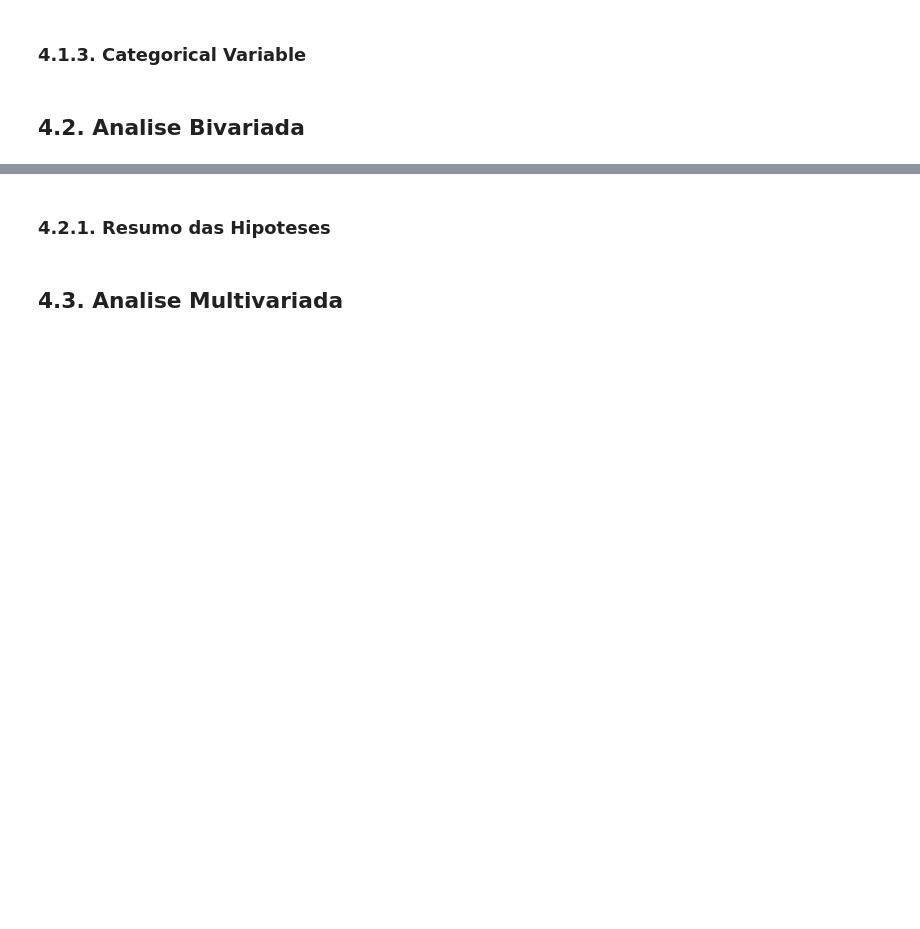
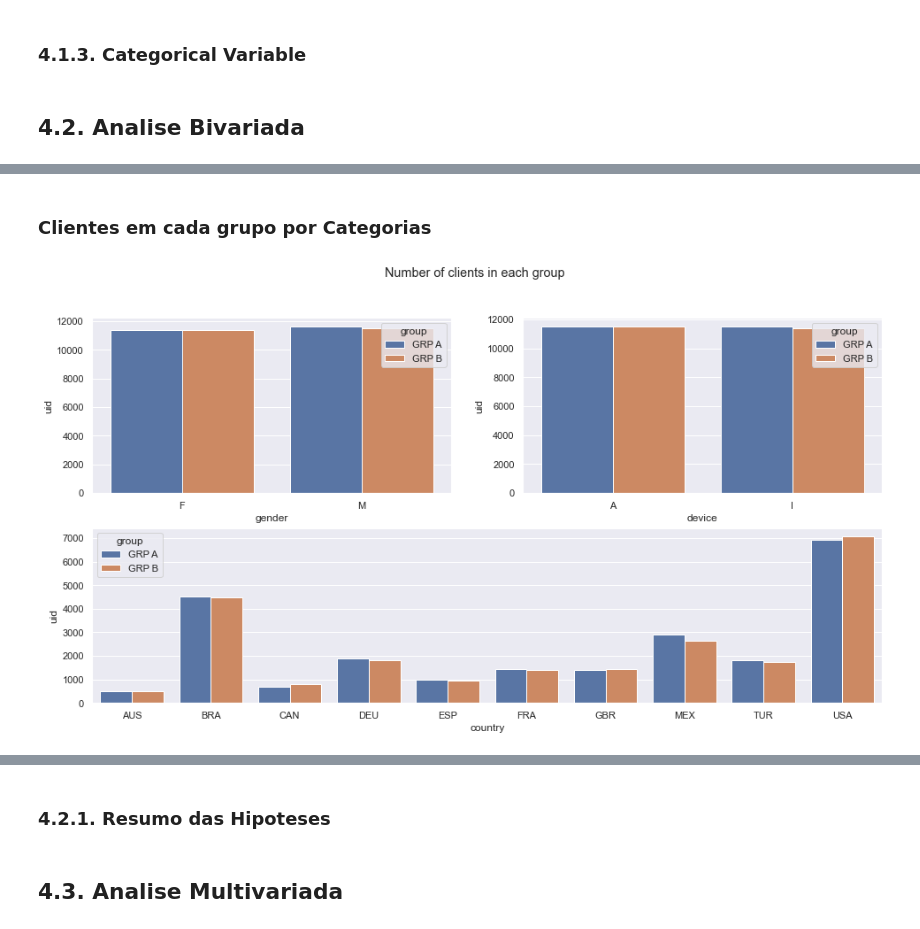
Before and after one commit to miguelzph/ab_test, a Jupyter notebook: notebooks/c01_ab_test.ipynb, the cells around one changed output, grey strips where cells are left out. Saved outputs shown, nothing was run; the diff lists cells and outputs as text; code cells hidden in the pictures; blank space fills up the shorter version.

```diff
--- a/notebooks/c01_ab_test.ipynb
+++ b/notebooks/c01_ab_test.ipynb
@@ -171,6 +208,16 @@ df2 = df1.copy()
 --> Selecionando as hipoteses que posso validar com os dados nesse momento
 # %% [markdown]
 ## 2.4. Feature Engineering
+# %%
+# Criação da variável principal
+df2['ticket'] = df2['spent'] / df2['purchases']
+# %%
+# Ordenando por data
+df2 = df2.sort_values('date')
+# %%
+# Quantidade no grupo por data
+df2['accumulated_groupA'] = (df2['group'] == 'GRP A').cumsum()
+df2['accumulated_groupB'] = (df2['group'] == 'GRP B').cumsum()
 # %% [markdown]
 # 3.0. PASSO 03 - FILTRAGEM DE VARIAVEIS
 # %%
@@ -214,0 +243,21 @@ WARNING: Ignoring invalid distribution - (c:\users\miguel\anaconda3\lib\site-pac
+# %% [markdown]
+### Clientes em cada grupo por Categorias
+# %%
+plt.suptitle('Number of clients in each group')
+
+plt.subplot(2,2,1)
+coluna = 'gender'
+df_aux = df4.groupby(['group', coluna]).count().reset_index()
+sns.barplot(data=df_aux, y='uid', x=coluna, hue='group')
+
+plt.subplot(2,2,2)
+coluna = 'device'
+df_aux = df4.groupby(['group', coluna]).count().reset_index()
+sns.barplot(data=df_aux, y='uid', x=coluna, hue='group')
+
+plt.subplot(2,2,(3,4))
+coluna = 'country'
+df_aux = df4.groupby(['group', coluna]).count().reset_index()
+sns.barplot(data=df_aux, y='uid', x=coluna, hue='group');
+# %% [output]
+[figure, added]
```
Also changed, not shown: parts of 46 cells of this notebook.
